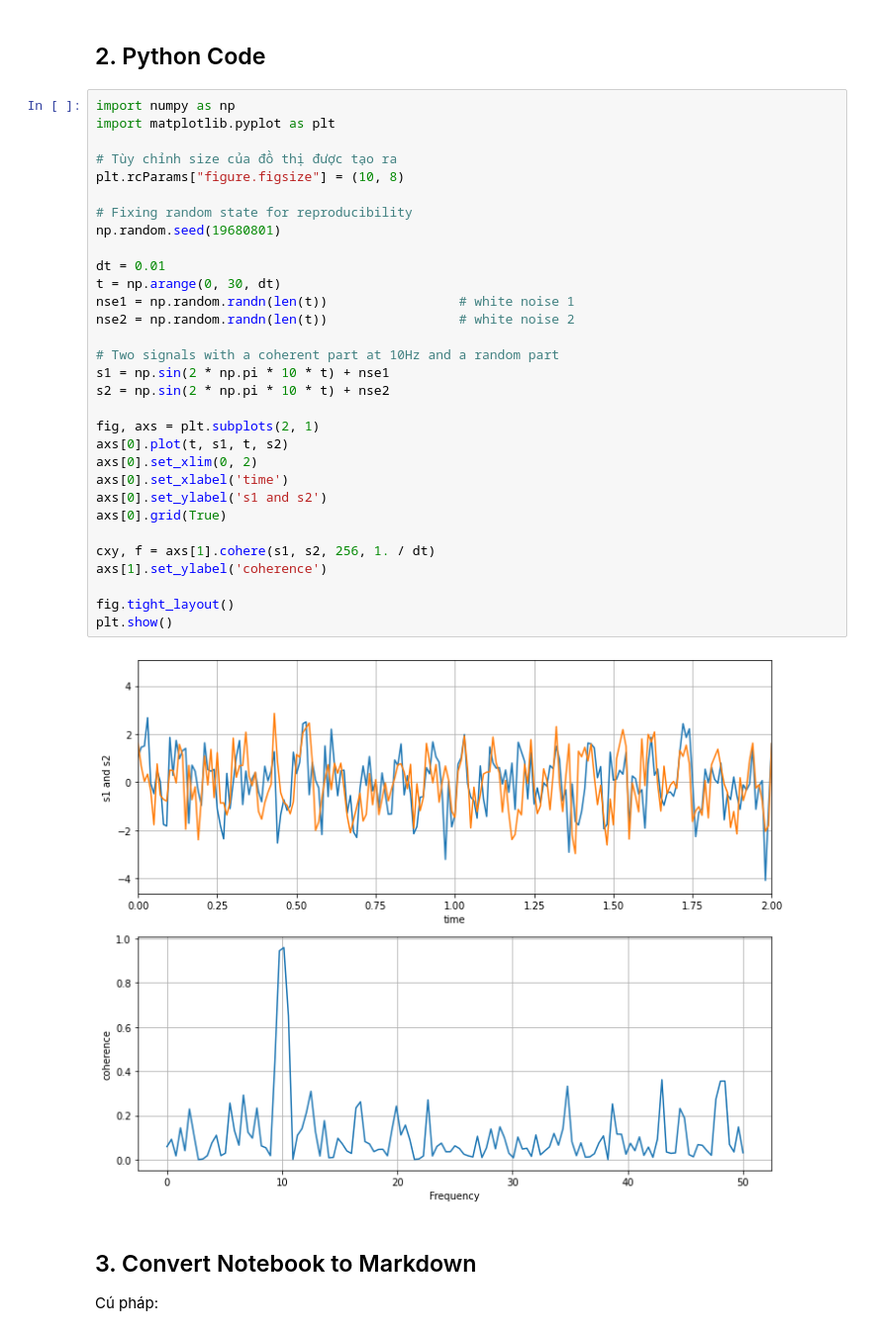
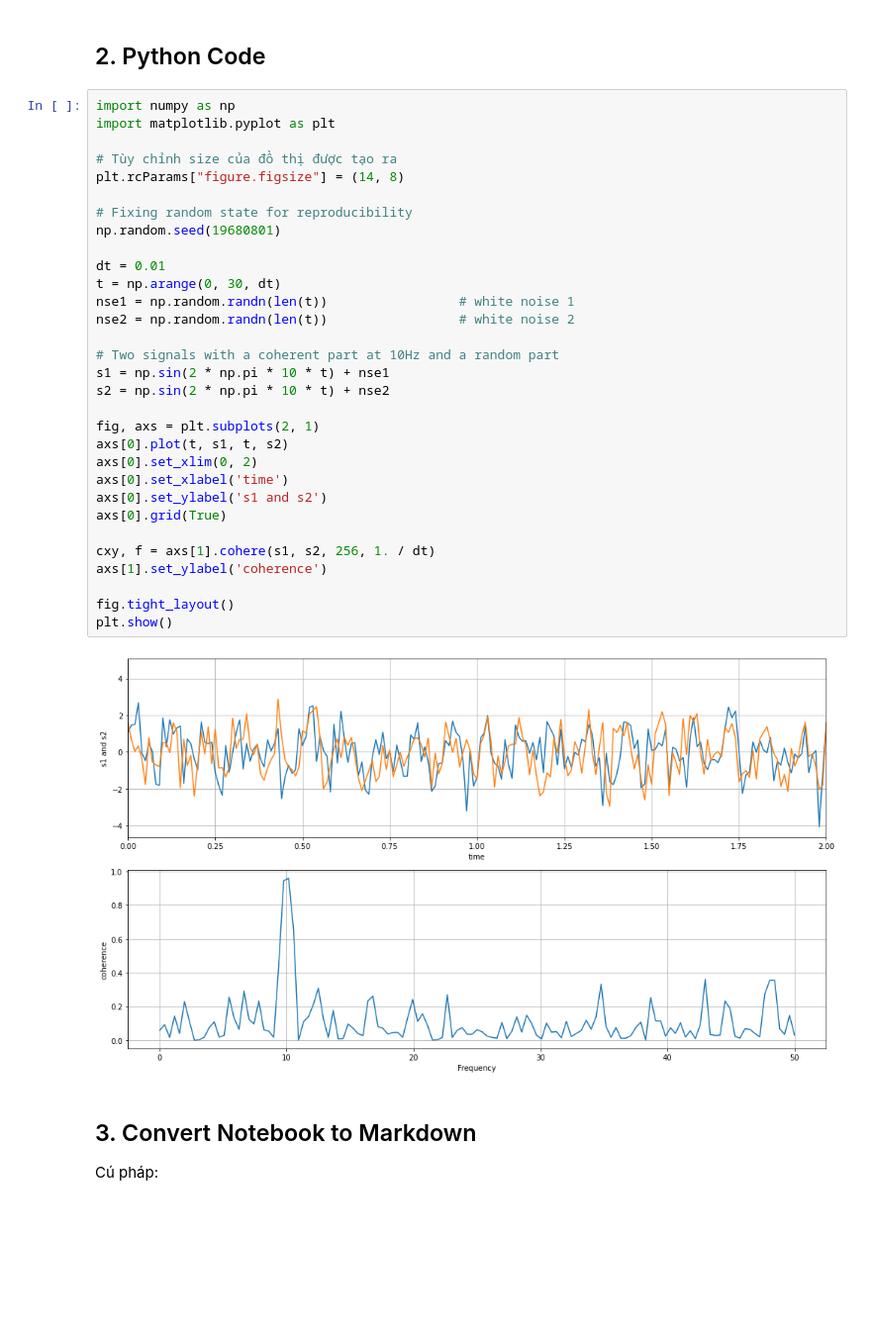
Before and after one commit to ktuyends/ktuyenx, a Jupyter notebook: content/sample-post/02-jupyter/index.ipynb, the cells around one changed output. Shown: that part at 99% size. Saved outputs shown, nothing was run; the diff lists cells and outputs as text; blank space fills up the shorter version.

Commit message:
fix image center

```diff
--- a/content/sample-post/02-jupyter/index.ipynb
+++ b/content/sample-post/02-jupyter/index.ipynb
@@ -183,35 +185,35 @@ This is a footnote with "label"[^label]
 import numpy as np
 import matplotlib.pyplot as plt
 
 # Tùy chỉnh size của đồ thị được tạo ra
-plt.rcParams["figure.figsize"] = (10, 8)
+plt.rcParams["figure.figsize"] = (14, 8)
 
 # Fixing random state for reproducibility
 np.random.seed(19680801)
 
 dt = 0.01
 t = np.arange(0, 30, dt)
 nse1 = np.random.randn(len(t))                 # white noise 1
 nse2 = np.random.randn(len(t))                 # white noise 2
 
 # Two signals with a coherent part at 10Hz and a random part
 s1 = np.sin(2 * np.pi * 10 * t) + nse1
 s2 = np.sin(2 * np.pi * 10 * t) + nse2
 
 fig, axs = plt.subplots(2, 1)
 axs[0].plot(t, s1, t, s2)
 axs[0].set_xlim(0, 2)
 axs[0].set_xlabel('time')
 axs[0].set_ylabel('s1 and s2')
 axs[0].grid(True)
 
 cxy, f = axs[1].cohere(s1, s2, 256, 1. / dt)
 axs[1].set_ylabel('coherence')
 
 fig.tight_layout()
 plt.show()
 # %% [output]
-[figure, old version]
+[figure, new version]
 # %% [markdown]
 ## 3. Convert Notebook to Markdown
 
```
Also changed, not shown: parts of 3 cells of this notebook, 12 other files.
